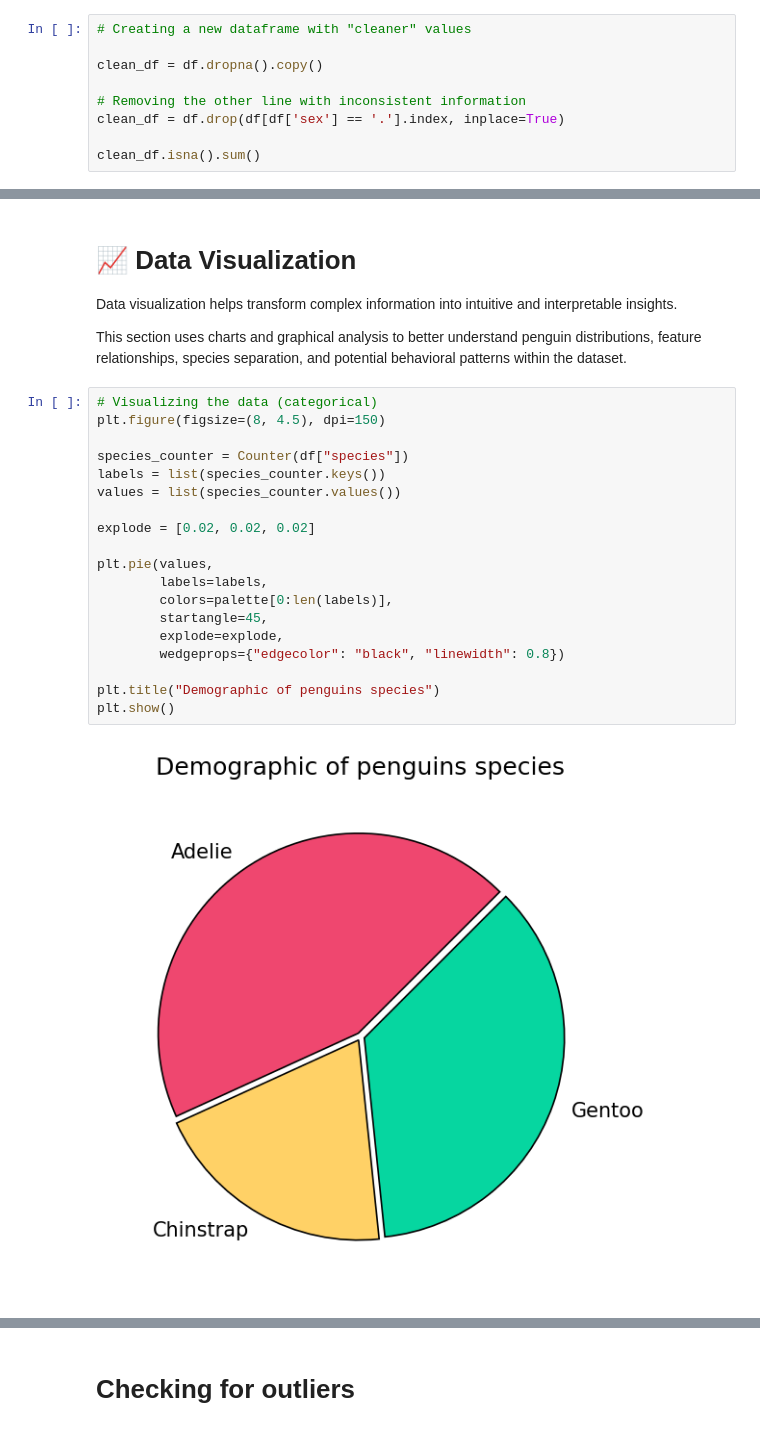
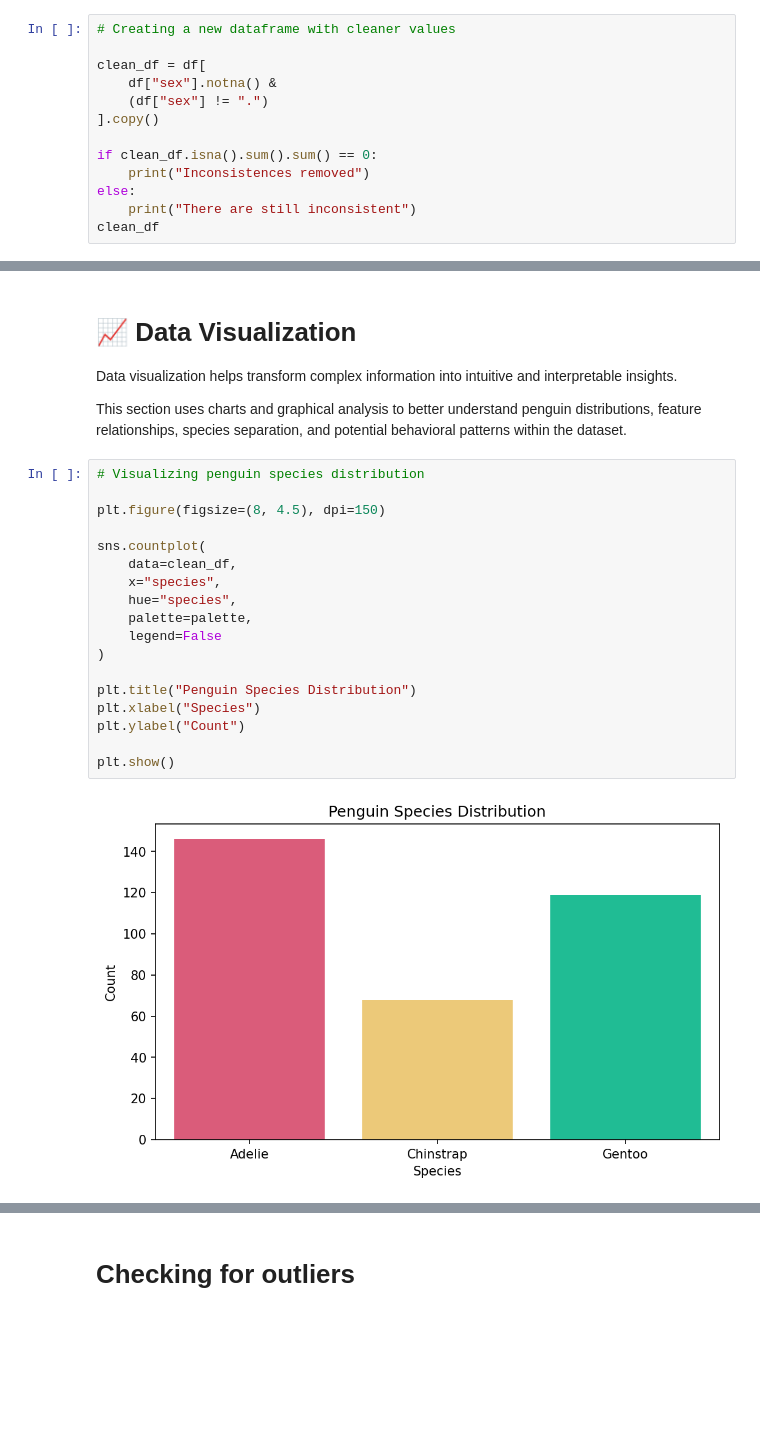
Before and after one commit to Leow14/Penguin-DF, a Jupyter notebook: notebook.ipynb, the cells around one changed output, grey strips where cells are left out. Cells and saved outputs as stored; diff of their text form; blank space fills up the shorter version.

Commit message:
Fixing the clean_df.

```diff
--- a/notebook.ipynb
+++ b/notebook.ipynb
@@ -165,12 +165,16 @@ This section focuses on identifying and handling data quality issues to ensure t
 In this case, we will clean the rows that have NaN or "." values for the penguin's sex.
 Since these occurrences represent less than 5% of the dataset and could negatively affect statistical analysis and model performance, the affected rows were removed instead of being imputed.
 # %%
-# Creating a new dataframe with "cleaner" values
+# Creating a new dataframe with cleaner values
 
-clean_df = df.dropna().copy()
+clean_df = df[
+    df["sex"].notna() &
+    (df["sex"] != ".")
+].copy()
 
-# Removing the other line with inconsistent information
-clean_df = df.drop(df[df['sex'] == '.'].index, inplace=True)
-
-clean_df.isna().sum()
+if clean_df.isna().sum().sum() == 0:
+    print("Inconsistences removed")
+else:
+    print("There are still inconsistent")
+clean_df
 # %% [output]
@@ -347,26 +358,25 @@ Data visualization helps transform complex information into intuitive and interp
 
 This section uses charts and graphical analysis to better understand penguin distributions, feature relationships, species separation, and potential behavioral patterns within the dataset.
 # %%
-# Visualizing the data (categorical)
+# Visualizing penguin species distribution
+
 plt.figure(figsize=(8, 4.5), dpi=150)
 
-species_counter = Counter(df["species"])
-labels = list(species_counter.keys())
-values = list(species_counter.values())
+sns.countplot(
+    data=clean_df,
+    x="species",
+    hue="species",
+    palette=palette,
+    legend=False
+)
 
-explode = [0.02, 0.02, 0.02]
+plt.title("Penguin Species Distribution")
+plt.xlabel("Species")
+plt.ylabel("Count")
 
-plt.pie(values,
-        labels=labels,
-        colors=palette[0:len(labels)],
-        startangle=45,
-        explode=explode,
-        wedgeprops={"edgecolor": "black", "linewidth": 0.8})
-
-plt.title("Demographic of penguins species")
 plt.show()
 # %% [output]
-[figure, old version]
+[figure, new version]
 # %%
 # Visualizing the data (categorical)
 plt.figure(figsize=(8, 4.5), dpi=150)
```
Also changed, not shown: parts of 11 cells of this notebook.
